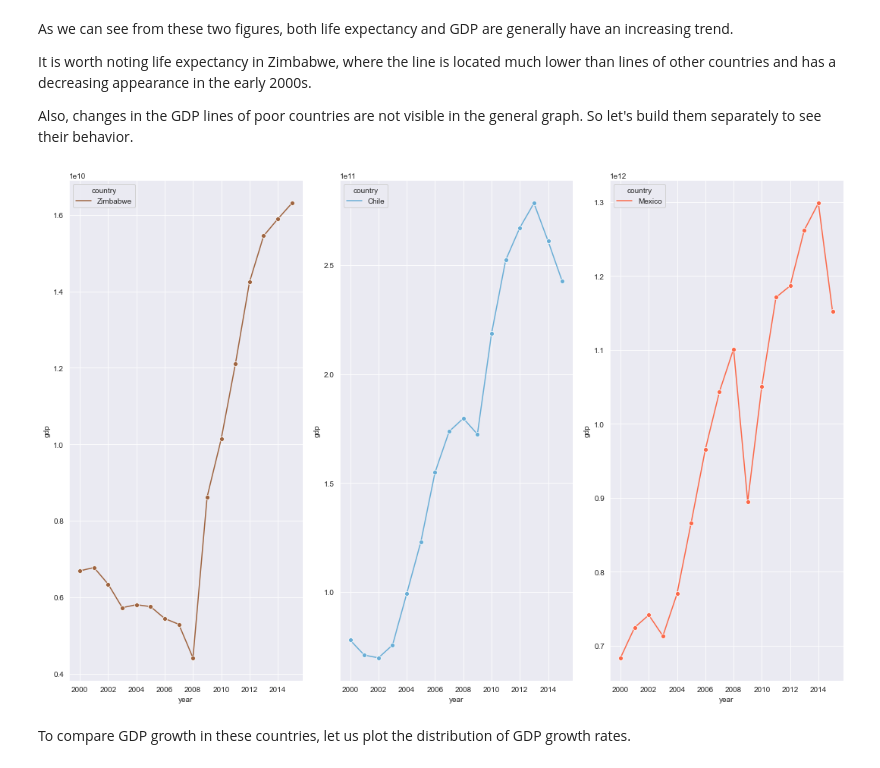
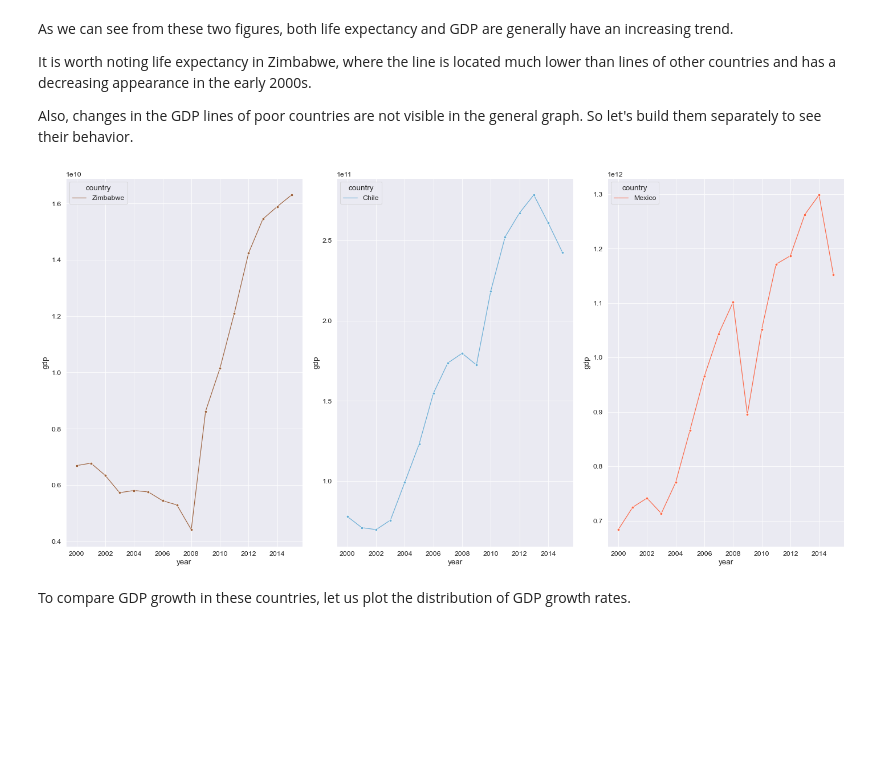
Before and after one commit to OlgaSkripa/Life_expectancy_gdp_project, a Jupyter notebook: life_expectancy_gdp.ipynb, the cells around one changed output. Saved outputs shown, nothing was run; the diff lists cells and outputs as text; code cells hidden in the pictures; blank space fills up the shorter version.

```diff
--- a/life_expectancy_gdp.ipynb
+++ b/life_expectancy_gdp.ipynb
@@ -9,5 +9,6 @@ import numpy as np
 from matplotlib import pyplot as plt
 import seaborn as sns
 from scipy.stats import ttest_ind
+sns.set_context('paper', font_scale = 1.4)
 # %%
 df = pd.read_csv('all_data.csv') #load data
@@ -63,17 +66,17 @@ It is worth noting life expectancy in Zimbabwe, where the line is located much l
 
 Also, changes in the GDP lines of poor countries are not visible in the general graph. So let's build them separately to see their behavior.
 # %%
-plt.figure(figsize = (15,10))
+plt.figure(figsize = (20,10))
 plt.subplot(1,3,1)
 sns.lineplot(data = df[df.country == 'Zimbabwe'], x = 'year', y = 'gdp', hue = 'country', palette = 'copper',marker = 'o')
 plt.subplot(1,3,2)
 sns.lineplot(data = df[df.country == 'Chile'], x = 'year', y = 'gdp', hue = 'country', palette = 'Blues', marker = 'o')
 plt.subplot(1,3,3)
 sns.lineplot(data = df[df.country == 'Mexico'], x = 'year', y = 'gdp', hue = 'country', palette = 'Reds', marker = 'o')
 plt.tight_layout()
 plt.show()
 # %% [output]
-[figure, old version]
+[figure, new version]
 # %% [markdown]
 To compare GDP growth in these countries, let us plot the distribution of GDP growth rates.
 # %%
```
Also changed, not shown: parts of 9 cells of this notebook.
